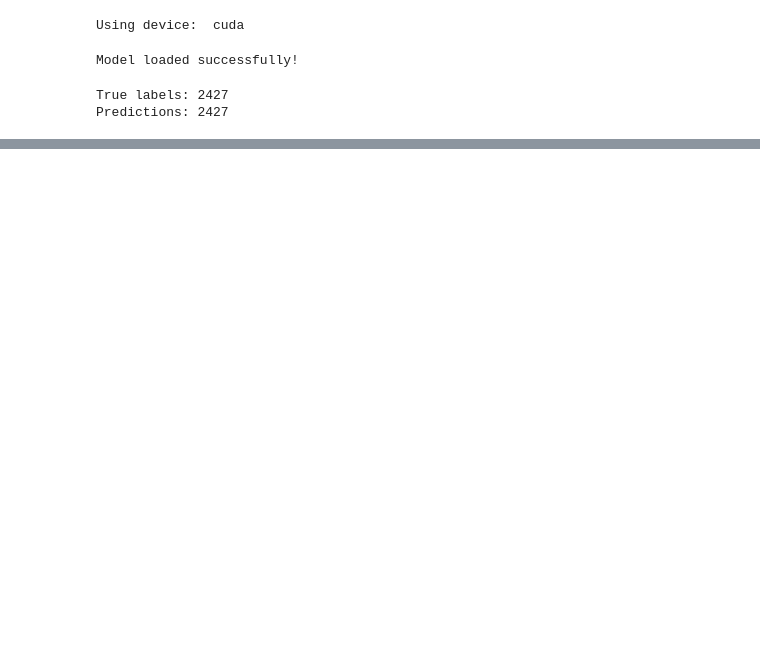
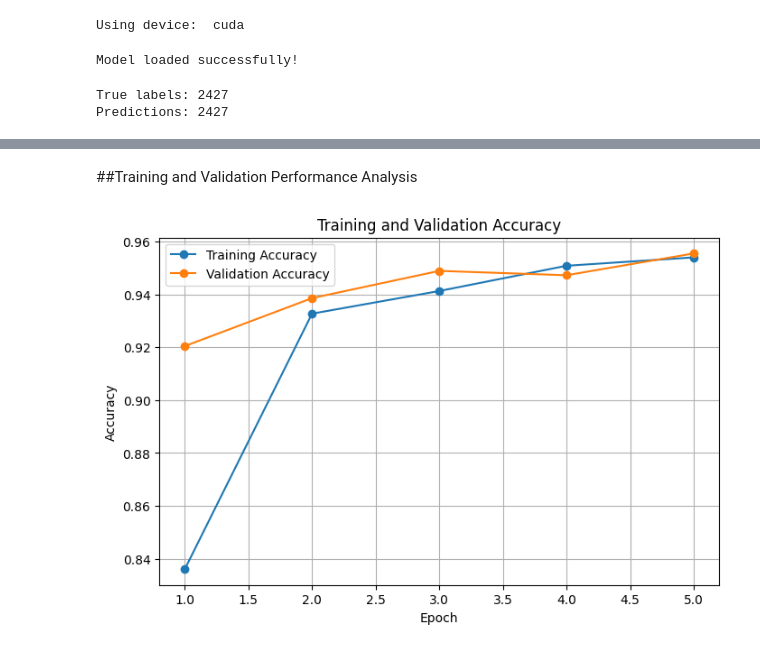
Before and after one commit to KekeliIsHere/GreenPulse, a Jupyter notebook: notebooks/evaluation.ipynb, the cells around one changed output, grey strips where cells are left out. Drawn from its saved outputs; the diff is of its cells as text; code cells hidden in the pictures; blank space fills up the shorter version.

```diff
--- a/notebooks/evaluation.ipynb
+++ b/notebooks/evaluation.ipynb
@@ -139,0 +311,2 @@ Predictions: 2427
+# %% [markdown]
+##Training and Validation Performance Analysis
@@ -139,0 +347,28 @@ Predictions: 2427
+# %%
+epochs = range(1, len(history["train_acc"]) + 1)
+
+plt.figure(figsize=(8, 5))
+
+plt.plot(
+    epochs,
+    history["train_acc"],
+    marker="o",
+    label="Training Accuracy"
+)
+
+plt.plot(
+    epochs,
+    history["val_acc"],
+    marker="o",
+    label="Validation Accuracy"
+)
+
+plt.xlabel("Epoch")
+plt.ylabel("Accuracy")
+plt.title("Training and Validation Accuracy")
+plt.legend()
+plt.grid()
+
+plt.show()
+# %% [output]
+[figure, added]
```
Also changed, not shown: parts of 34 cells of this notebook.
